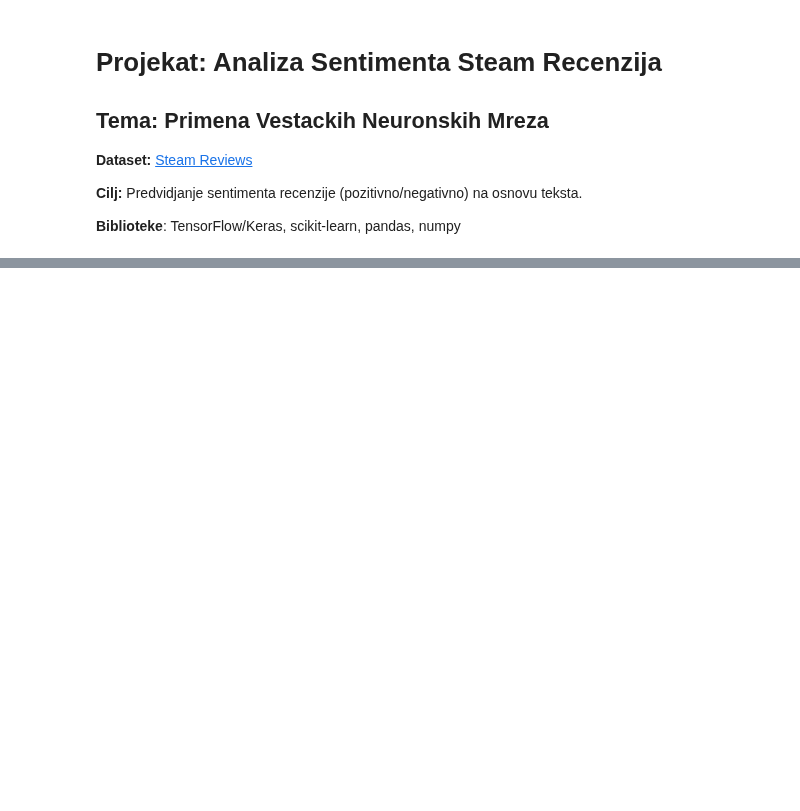
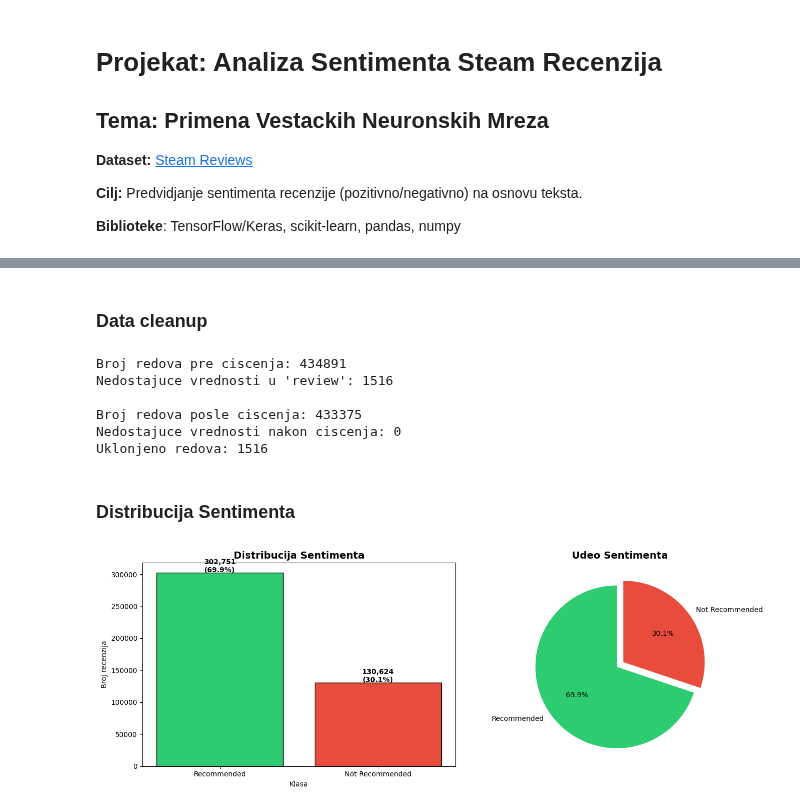
Before and after one commit to alxcek/mas-ai, a Jupyter notebook: machine_learning/03_steam_reviews/sentiment_analysis.ipynb, the cells around one changed output, grey strips where cells are left out. Cells and saved outputs as stored; diff of their text form; code cells hidden in the pictures; blank space fills up the shorter version.

Commit message:
feat: data loading + EDA

```diff
--- a/machine_learning/03_steam_reviews/sentiment_analysis.ipynb
+++ b/machine_learning/03_steam_reviews/sentiment_analysis.ipynb
@@ -27,3 +29,7 @@ from tensorflow.keras.layers import Dense, Embedding, LSTM, Dropout, GlobalAvera
 from tensorflow.keras.preprocessing.text import Tokenizer
 from tensorflow.keras.preprocessing.sequence import pad_sequences
 from tensorflow.keras.callbacks import EarlyStopping
+# %%
+df = pd.read_csv('data/steam_reviews.csv')
+
+df.head()
@@ -29,0 +91,53 @@ from tensorflow.keras.callbacks import EarlyStopping
+# %% [markdown]
+### Data cleanup
+# %%
+
+df = df.copy()
+# %%
+missing_values = df['review'].isnull().sum()
+print(f'Broj redova pre ciscenja: {len(df)}')
+print(f"Nedostajuce vrednosti u 'review': {missing_values}")
+
+
+df = df.dropna(subset=['review'])
+
+df = df.reset_index(drop=True)
+
+
+null_count = df['review'].isnull().sum()
+print(f'\nBroj redova posle ciscenja: {len(df)}')
+print(f'Nedostajuce vrednosti nakon ciscenja: {null_count}')
+print(f'Uklonjeno redova: {missing_values}')
+# %% [output]
+Broj redova pre ciscenja: 434891
+Nedostajuce vrednosti u 'review': 1516
+
+Broj redova posle ciscenja: 433375
+Nedostajuce vrednosti nakon ciscenja: 0
+Uklonjeno redova: 1516
+# %% [markdown]
+### Distribucija Sentimenta
+# %%
+fig, axes = plt.subplots(1, 2, figsize=(14, 5))
+
+sentiment_counts = df['recommendation'].value_counts()
+
+axes[0].bar(sentiment_counts.index, sentiment_counts.values,
+            color=['#2ecc71', '#e74c3c'], edgecolor='black')
+axes[0].set_title('Distribucija Sentimenta', fontsize=14, fontweight='bold')
+axes[0].set_xlabel('Klasa')
+axes[0].set_ylabel('Broj recenzija')
+
+for i, v in enumerate(sentiment_counts.values):
+    axes[0].text(i, v + 500, f'{v:,}\n({v/len(df)*100:.1f}%)',
+                 ha='center', fontweight='bold')
+
+axes[1].pie(sentiment_counts.values, labels=sentiment_counts.index,
+            autopct='%1.1f%%', colors=['#2ecc71', '#e74c3c'],
+            startangle=90, explode=(0.05, 0.05))
+axes[1].set_title('Udeo Sentimenta', fontsize=14, fontweight='bold')
+
+plt.tight_layout()
+plt.show()
+# %% [output]
+[figure, added]
```
Also changed, not shown: parts of 7 cells of this notebook.
